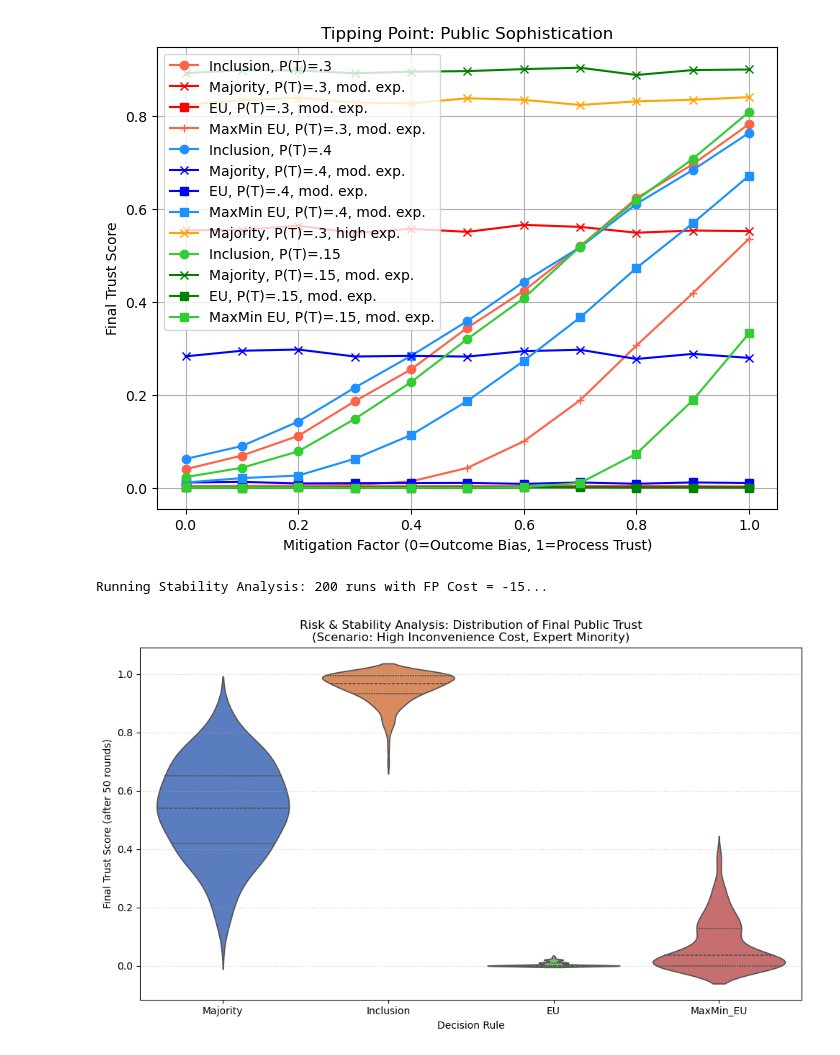
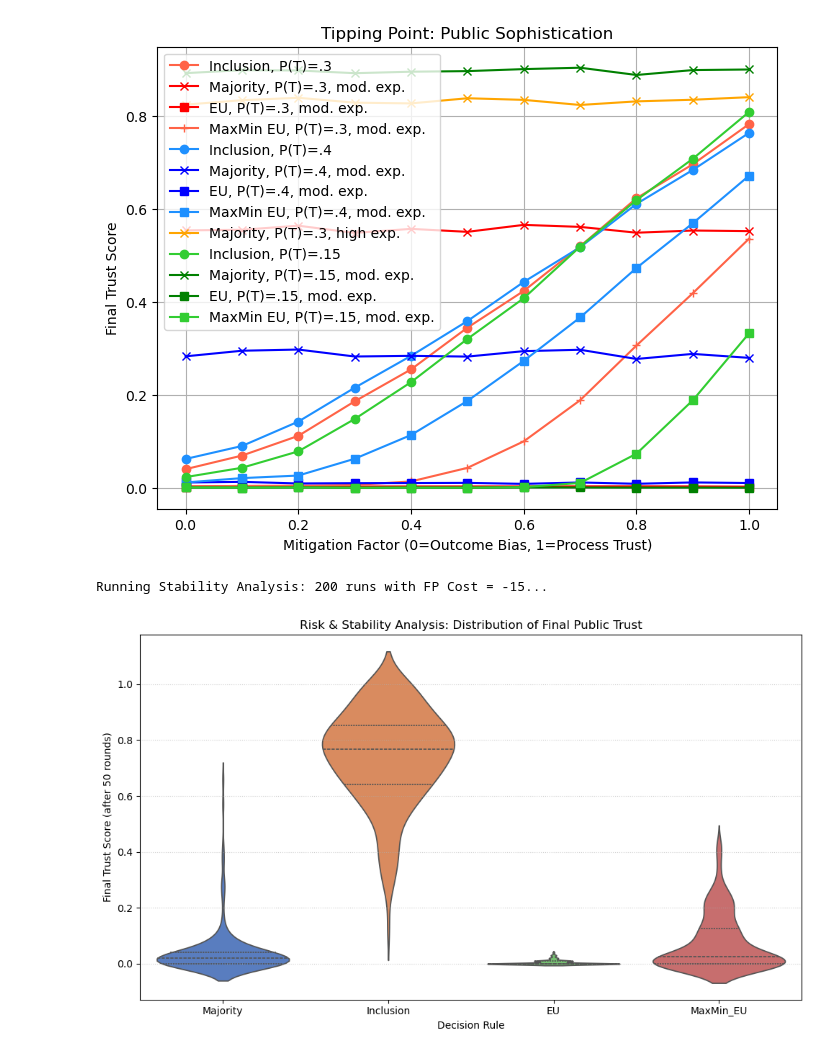
Before and after one commit to g4v4g4i/fast-science-policy-sim, a Jupyter notebook: advisory-board-fast-science.ipynb, the cells around one changed output. Drawn from its saved outputs; the diff is of its cells as text; code cells hidden in the pictures.

Commit message:
graph generation

```diff
--- a/advisory-board-fast-science.ipynb
+++ b/advisory-board-fast-science.ipynb
@@ -20,7 +20,7 @@ class Simulation:
                  polarization_p = .2,
                  leaning_maj_mean_l = .2,
                  leaning_maj_mean_u = .4, # was .4
-                 cat_factor = 3
+                 cat_factor = 1
                  ):
                                            # excuse the error? (0.0 = None, 1.0 = Full)
 
@@ -143,7 +143,7 @@ class Simulation:
                     # If factor is 0.0, spread is ignored (Outcome Bias).
                     penalty = penalty * (1 - (spread * self.mitigation_factor))
                 if dec == 1 and ground_truth == 0: return max(0.0, current - penalty)
-                else: return max(0.0, self.cat_factor * (current - penalty))
+                else: return max(0.0, current - self.cat_factor * penalty)
 
         self.trust_scores['Majority'] = update_t('Majority', dec_maj)
         self.trust_scores['Inclusion'] = update_t('Inclusion', dec_inclusion)
@@ -983,10 +983,11 @@ def run_stability_analysis(fp_cost=-15, n_runs=200):
         # We use minority_type='expert' to see if Inclusion works even under ideal conditions
         sim = Simulation(
             fp_cost=fp_cost,      # High penalty for False Positives
-            minority_type='expert',
+            # minority_type='expert',
             ground_p=0.3,         # 30% chance of real threat
             leaning_p=0.6,        # .6 High chance of consensus
             polarization_p=0.2,   # .2
+            cat_factor=2.5,
             leaning_maj_mean_u=0.4
         )
 
@@ -1002,35 +1003,35 @@ def run_stability_analysis(fp_cost=-15, n_runs=200):
                 'Final Trust': sim.trust_scores[rule],
                 'Final Utility': sim.utilities[rule]
             })
 
     return pd.DataFrame(data)
 
 # --- Execute and Plot ---
 
 # Run the analysis
 df_stability = run_stability_analysis(fp_cost=-15, n_runs=200)
 
 # Generate Violin Plot
 plt.figure(figsize=(10, 6))
 sns.violinplot(
     data=df_stability,
     x='Decision Rule',
     y='Final Trust',
     hue='Decision Rule',
     palette='muted',
     inner='quartile',  # Draws lines for the 25th, 50th, 75th percentiles
     legend=False
 )
 
-plt.title('Risk & Stability Analysis: Distribution of Final Public Trust\n(Scenario: High Inconvenience Cost, Expert Minority)')
+plt.title('Risk & Stability Analysis: Distribution of Final Public Trust')
 plt.ylabel('Final Trust Score (after 50 rounds)')
 plt.grid(True, axis='y', linestyle=':', alpha=0.6)
 
 plt.tight_layout()
 plt.show()
 # %% [output]
 Running Stability Analysis: 200 runs with FP Cost = -15...
-[figure, old version]
+[figure, new version]
 # %%
 # --- 1. Define the Sweep Parameters ---
 costs_of_action = [0, -10, -20, -30, -50]  # X-axis (fp_cost)
```
Also changed, not shown: parts of 4 cells of this notebook.
